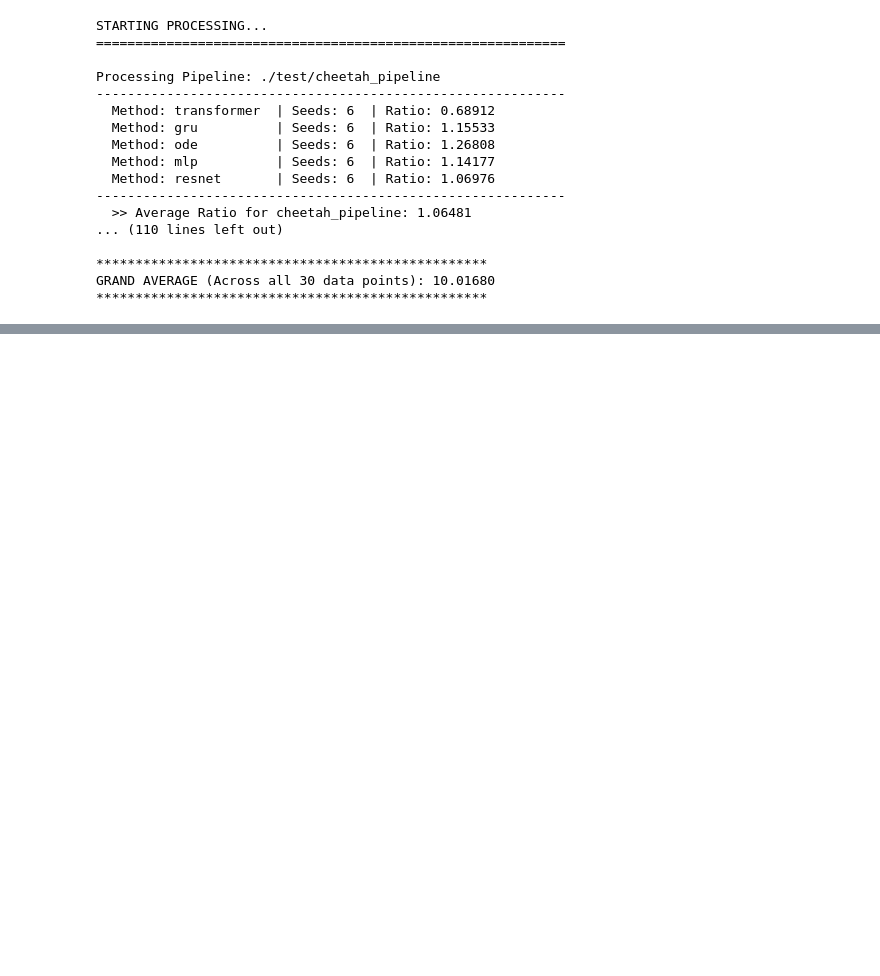
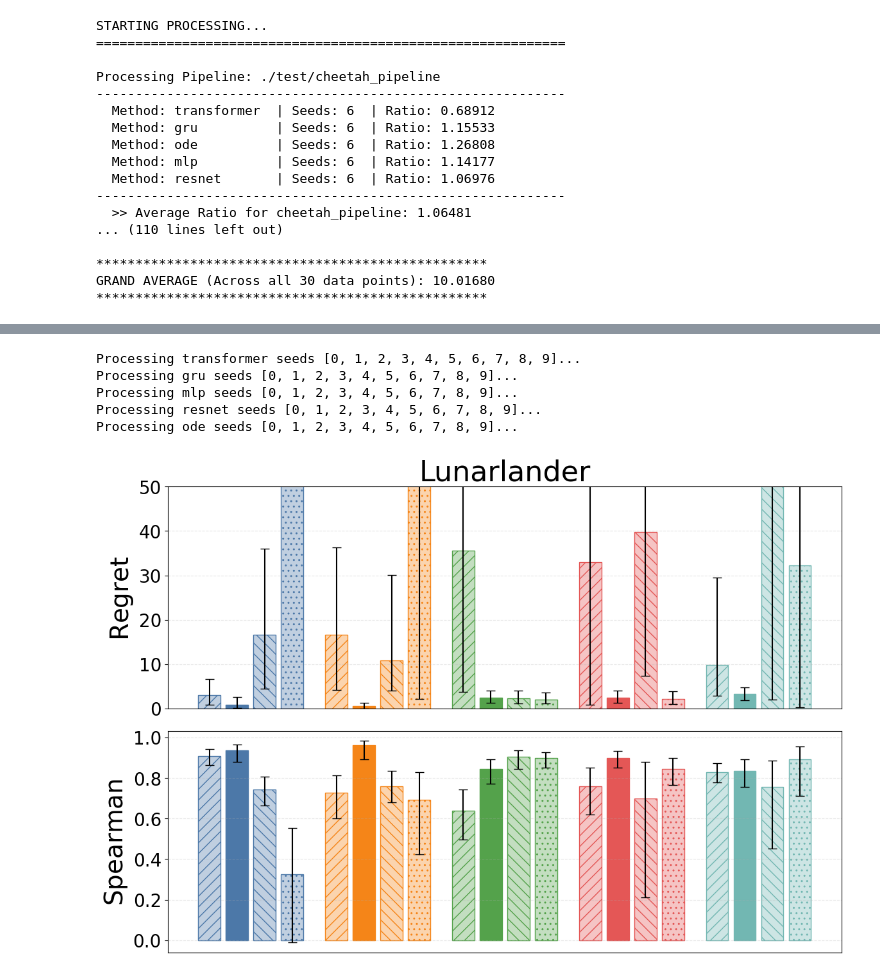
Before and after one commit to harrya32/DT2, a Jupyter notebook: results/results.ipynb, the cells around one changed output, grey strips where cells are left out. Drawn from its saved outputs; the diff is of its cells as text; code cells hidden in the pictures; blank space fills up the shorter version.

```diff
--- a/results/results.ipynb
+++ b/results/results.ipynb
@@ -3849,0 +2601,9 @@ walker_pipeline           | resnet       | 0.5468    | 0.8286    | 0.2482    | 0
+# %%
+plot_benchmarks_all(pipeline = 'lunarlander_pipeline', seeds = list(range(0,10)), ylim = 50, save = False, show_x_labels=False)
+# %% [output]
+Processing transformer seeds [0, 1, 2, 3, 4, 5, 6, 7, 8, 9]...
+Processing gru seeds [0, 1, 2, 3, 4, 5, 6, 7, 8, 9]...
+Processing mlp seeds [0, 1, 2, 3, 4, 5, 6, 7, 8, 9]...
+Processing resnet seeds [0, 1, 2, 3, 4, 5, 6, 7, 8, 9]...
+Processing ode seeds [0, 1, 2, 3, 4, 5, 6, 7, 8, 9]...
+[figure, added]
```
Also changed, not shown: parts of 19 cells of this notebook, 18 other files.
